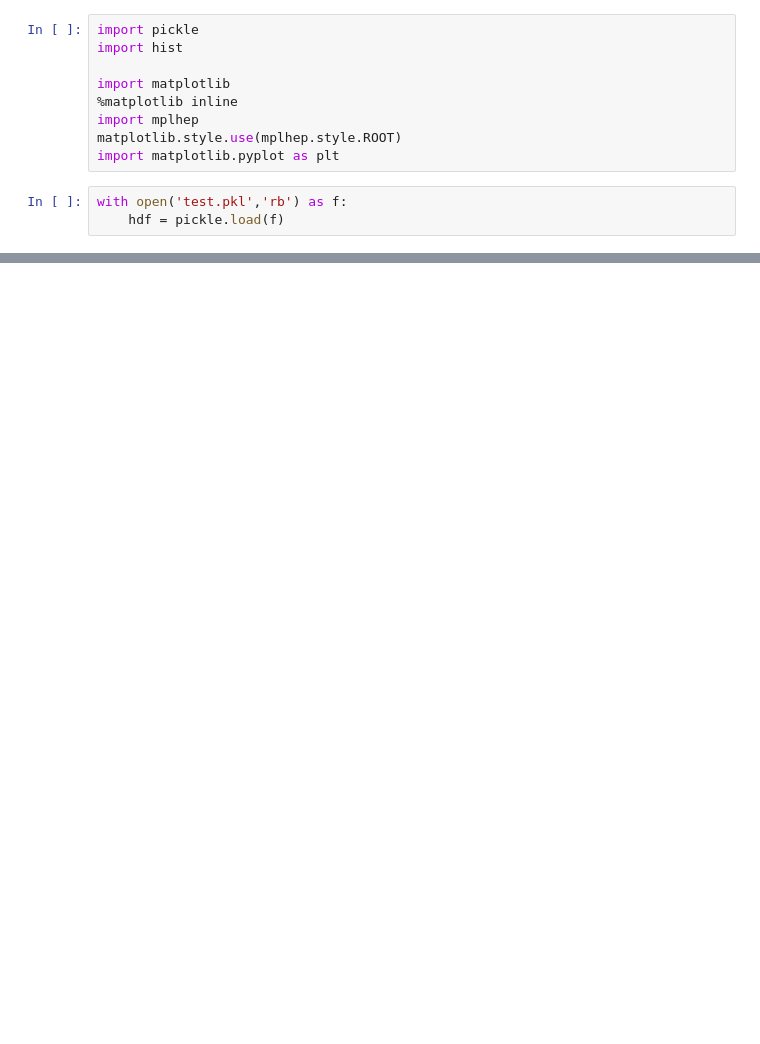
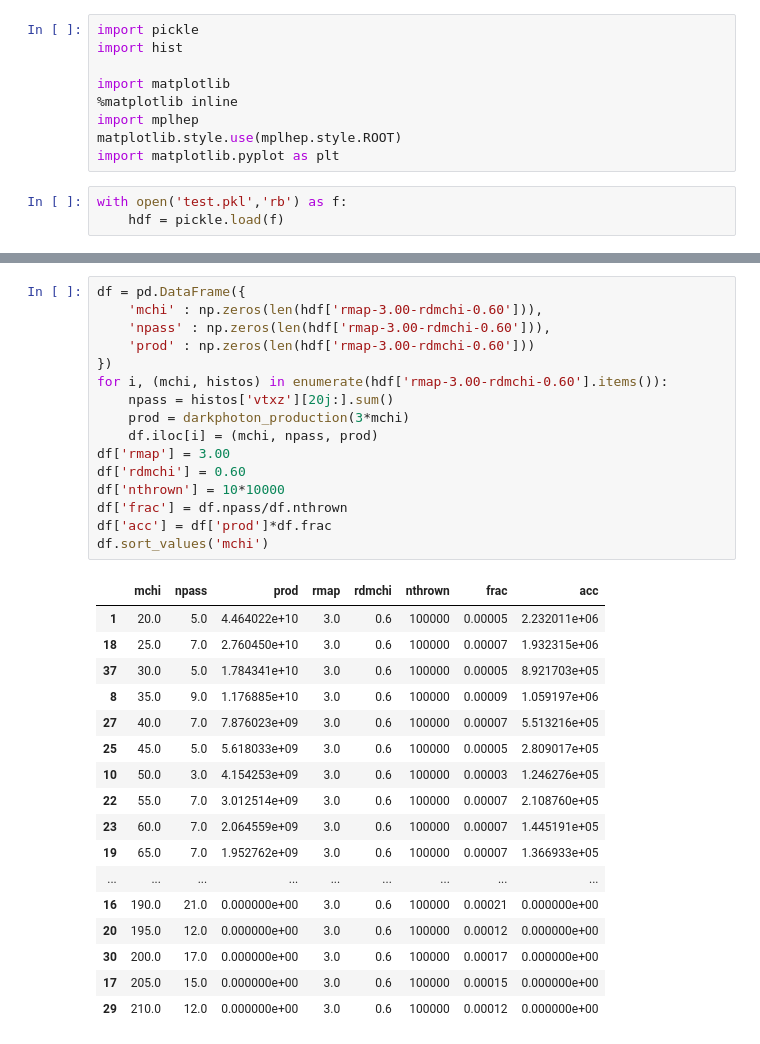
Before and after one commit to tomeichlersmith/hps, a Jupyter notebook: idm/reach/2016/coffea-pour.ipynb, the cells around one changed output, grey strips where cells are left out. Drawn from its saved outputs; the diff is of its cells as text; blank space fills up the shorter version.

```diff
--- a/idm/reach/2016/coffea-pour.ipynb
+++ b/idm/reach/2016/coffea-pour.ipynb
@@ -22,0 +115,34 @@ hdf['rmap-3.00-rdmchi-0.60']['histograms']['vtxz'].plot()
+# %%
+df = pd.DataFrame({
+    'mchi' : np.zeros(len(hdf['rmap-3.00-rdmchi-0.60'])),
+    'npass' : np.zeros(len(hdf['rmap-3.00-rdmchi-0.60'])),
+    'prod' : np.zeros(len(hdf['rmap-3.00-rdmchi-0.60']))
+})
+for i, (mchi, histos) in enumerate(hdf['rmap-3.00-rdmchi-0.60'].items()):
+    npass = histos['vtxz'][20j:].sum()
+    prod = darkphoton_production(3*mchi)
+    df.iloc[i] = (mchi, npass, prod)
+df['rmap'] = 3.00
+df['rdmchi'] = 0.60
+df['nthrown'] = 10*10000
+df['frac'] = df.npass/df.nthrown
+df['acc'] = df['prod']*df.frac
+df.sort_values('mchi')
+# %% [output]
+|  | mchi | npass | prod | rmap | rdmchi | nthrown | frac | acc |
+| 1 | 20.0 | 5.0 | 4.464022e+10 | 3.0 | 0.6 | 100000 | 0.00005 | 2.232011e+06 |
+| 18 | 25.0 | 7.0 | 2.760450e+10 | 3.0 | 0.6 | 100000 | 0.00007 | 1.932315e+06 |
+| 37 | 30.0 | 5.0 | 1.784341e+10 | 3.0 | 0.6 | 100000 | 0.00005 | 8.921703e+05 |
+| 8 | 35.0 | 9.0 | 1.176885e+10 | 3.0 | 0.6 | 100000 | 0.00009 | 1.059197e+06 |
+| 27 | 40.0 | 7.0 | 7.876023e+09 | 3.0 | 0.6 | 100000 | 0.00007 | 5.513216e+05 |
+| 25 | 45.0 | 5.0 | 5.618033e+09 | 3.0 | 0.6 | 100000 | 0.00005 | 2.809017e+05 |
+| 10 | 50.0 | 3.0 | 4.154253e+09 | 3.0 | 0.6 | 100000 | 0.00003 | 1.246276e+05 |
+| 22 | 55.0 | 7.0 | 3.012514e+09 | 3.0 | 0.6 | 100000 | 0.00007 | 2.108760e+05 |
+| 23 | 60.0 | 7.0 | 2.064559e+09 | 3.0 | 0.6 | 100000 | 0.00007 | 1.445191e+05 |
+| 19 | 65.0 | 7.0 | 1.952762e+09 | 3.0 | 0.6 | 100000 | 0.00007 | 1.366933e+05 |
+| ... | ... | ... | ... | ... | ... | ... | ... | ... |
+| 16 | 190.0 | 21.0 | 0.000000e+00 | 3.0 | 0.6 | 100000 | 0.00021 | 0.000000e+00 |
+| 20 | 195.0 | 12.0 | 0.000000e+00 | 3.0 | 0.6 | 100000 | 0.00012 | 0.000000e+00 |
+| 30 | 200.0 | 17.0 | 0.000000e+00 | 3.0 | 0.6 | 100000 | 0.00017 | 0.000000e+00 |
+| 17 | 205.0 | 15.0 | 0.000000e+00 | 3.0 | 0.6 | 100000 | 0.00015 | 0.000000e+00 |
+| 29 | 210.0 | 12.0 | 0.000000e+00 | 3.0 | 0.6 | 100000 | 0.00012 | 0.000000e+00 |
```
Also changed, not shown: parts of 6 cells of this notebook, 2 other files.
